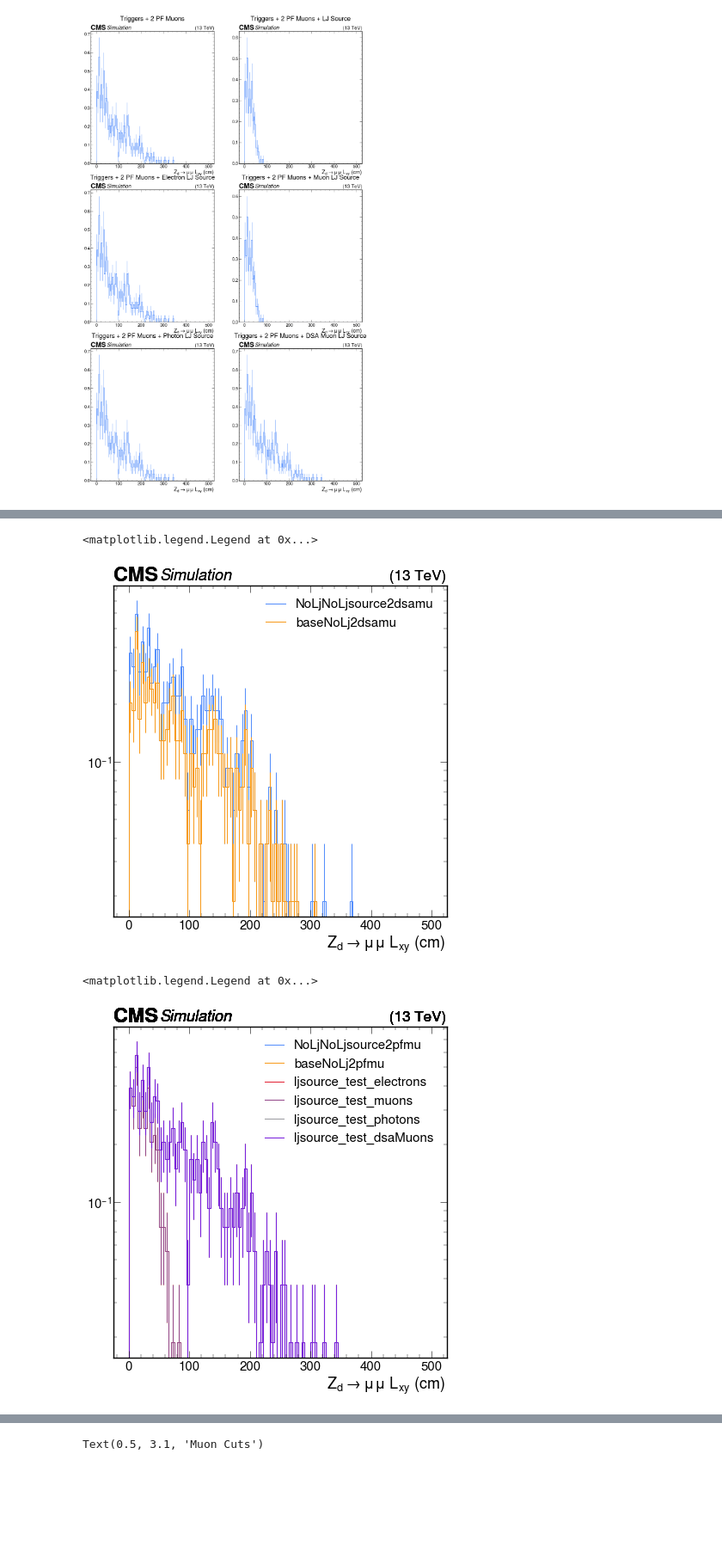
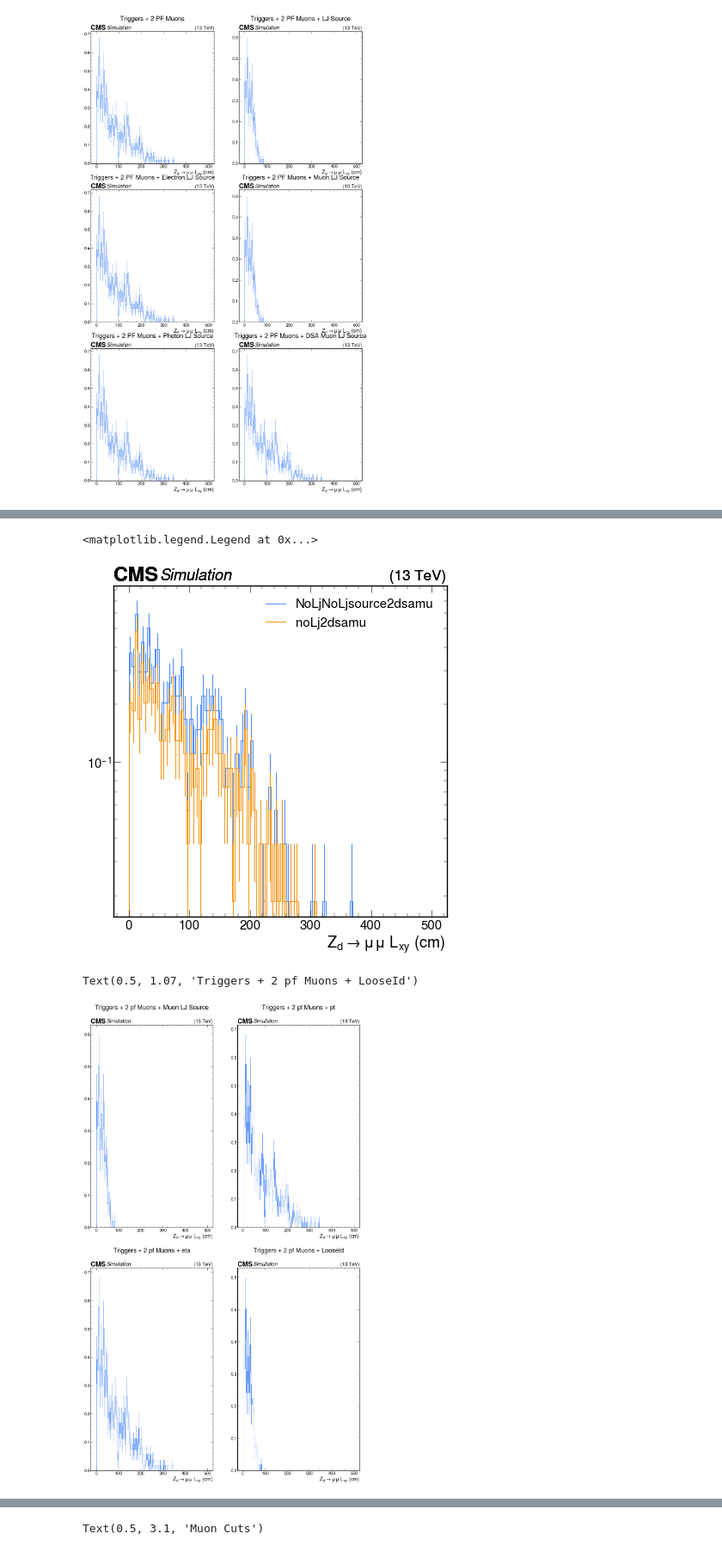
Before and after one commit to knh3dg/SIDM, a Jupyter notebook: sidm/test_notebooks/jack_test2.ipynb, the cells around one changed output, grey strips where cells are left out. Shown at 86% size. Saved outputs shown, nothing was run; the diff lists cells and outputs as text; code cells hidden in the pictures; blank space fills up the shorter version.

```diff
--- a/sidm/test_notebooks/jack_test2.ipynb
+++ b/sidm/test_notebooks/jack_test2.ipynb
@@ -135,29 +171,30 @@ Text(0.5, 1.07, 'Triggers + 2 PF Muons + DSA Muon LJ Source')
 # %%
-channel1 = 9
-channel2 = 10
+channel1 = 3
+channel2 = 4
 utilities.plot(out[samples[0]]["hists"]["genAs_toMu_lxy"][channels[channel1], :])
 utilities.plot(out[samples[0]]["hists"]["genAs_toMu_lxy"][channels[channel2], :])
 plt.yscale("log")
 plt.legend([channels[channel1],channels[channel2]])
 # %% [output]
 <matplotlib.legend.Legend at 0x...>
-[figure, old version]
+[figure, new version]
 # %%
-channel1 = 2
-channel2 = 4
-channel3 = 5
-channel4 = 6
-channel5 = 7
-channel6 = 8
-utilities.plot(out[samples[0]]["hists"]["genAs_toMu_lxy"][channels[channel1], :])
-utilities.plot(out[samples[0]]["hists"]["genAs_toMu_lxy"][channels[channel2], :])
-utilities.plot(out[samples[0]]["hists"]["genAs_toMu_lxy"][channels[channel3], :])
-utilities.plot(out[samples[0]]["hists"]["genAs_toMu_lxy"][channels[channel4], :])
-utilities.plot(out[samples[0]]["hists"]["genAs_toMu_lxy"][channels[channel5], :])
-utilities.plot(out[samples[0]]["hists"]["genAs_toMu_lxy"][channels[channel6], :])
-plt.yscale("log")
-plt.legend([channels[channel1],channels[channel2],channels[channel3],channels[channel4],channels[channel5],channels[channel6]])
+plt.subplots(2, 2, figsize=(24, 40))
+plt.subplot(2, 2, 1)
+utilities.plot(out[samples[0]]["hists"]["genAs_toMu_lxy"][channels[7], :])
+plt.title("Triggers + 2 pf Muons + Muon LJ Source",y=1.07)
+#plt.yscale("log")
+plt.subplot(2, 2, 2)
+utilities.plot(out[samples[0]]["hists"]["genAs_toMu_lxy"][channels[17], :])
+plt.title("Triggers + 2 pf Muons + pt",y=1.07)
+#plt.yscale("log")
+plt.subplot(2, 2, 3)
+utilities.plot(out[samples[0]]["hists"]["genAs_toMu_lxy"][channels[18], :])
+plt.title("Triggers + 2 pf Muons + eta",y=1.07)
+plt.subplot(2, 2, 4)
+utilities.plot(out[samples[0]]["hists"]["genAs_toMu_lxy"][channels[19], :])
+plt.title("Triggers + 2 pf Muons + LooseId",y=1.07)
 # %% [output]
-<matplotlib.legend.Legend at 0x...>
+Text(0.5, 1.07, 'Triggers + 2 pf Muons + LooseId')
-[figure, old version]
+[figure, new version]
 # %%
```
Also changed, not shown: parts of 7 cells of this notebook, 13 other files.
